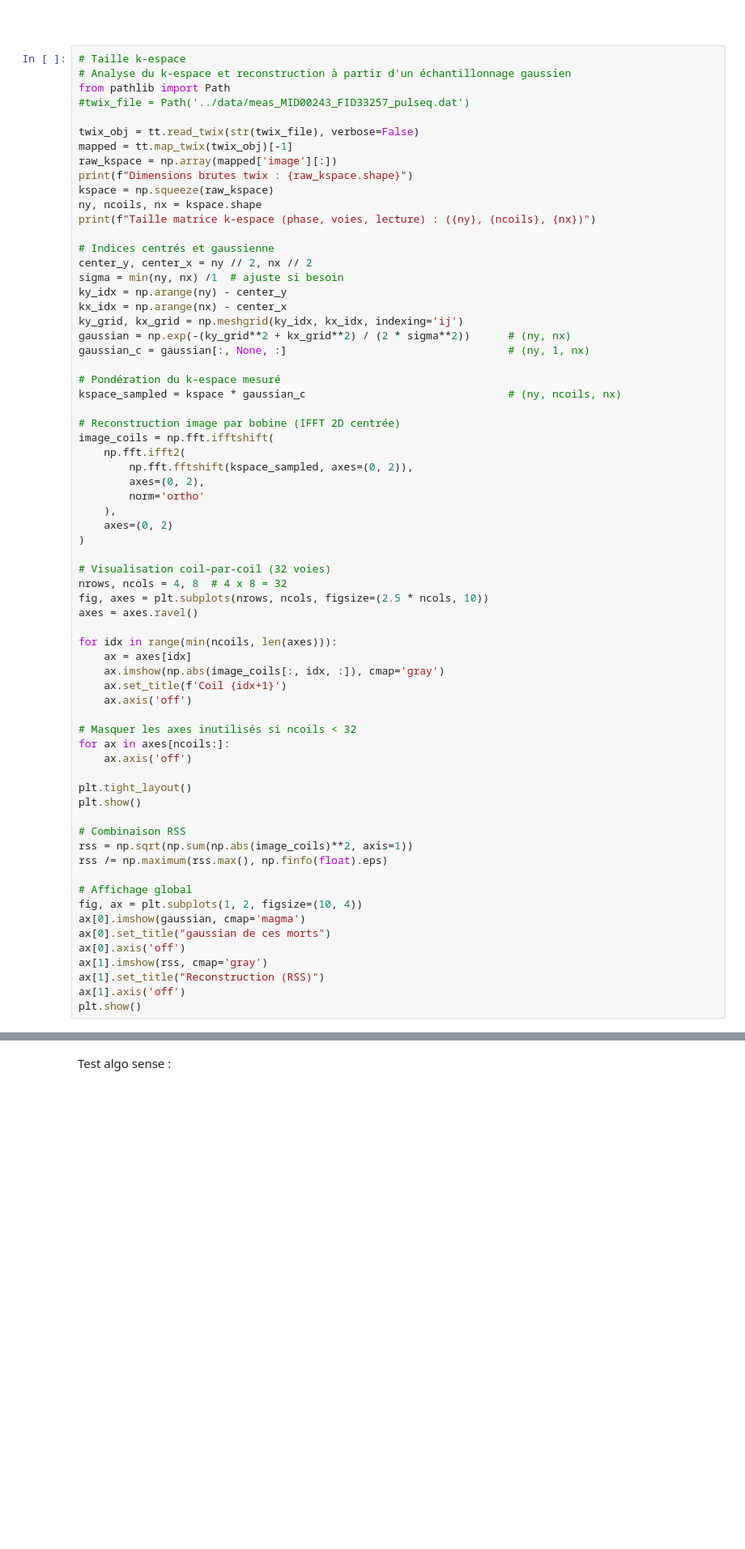
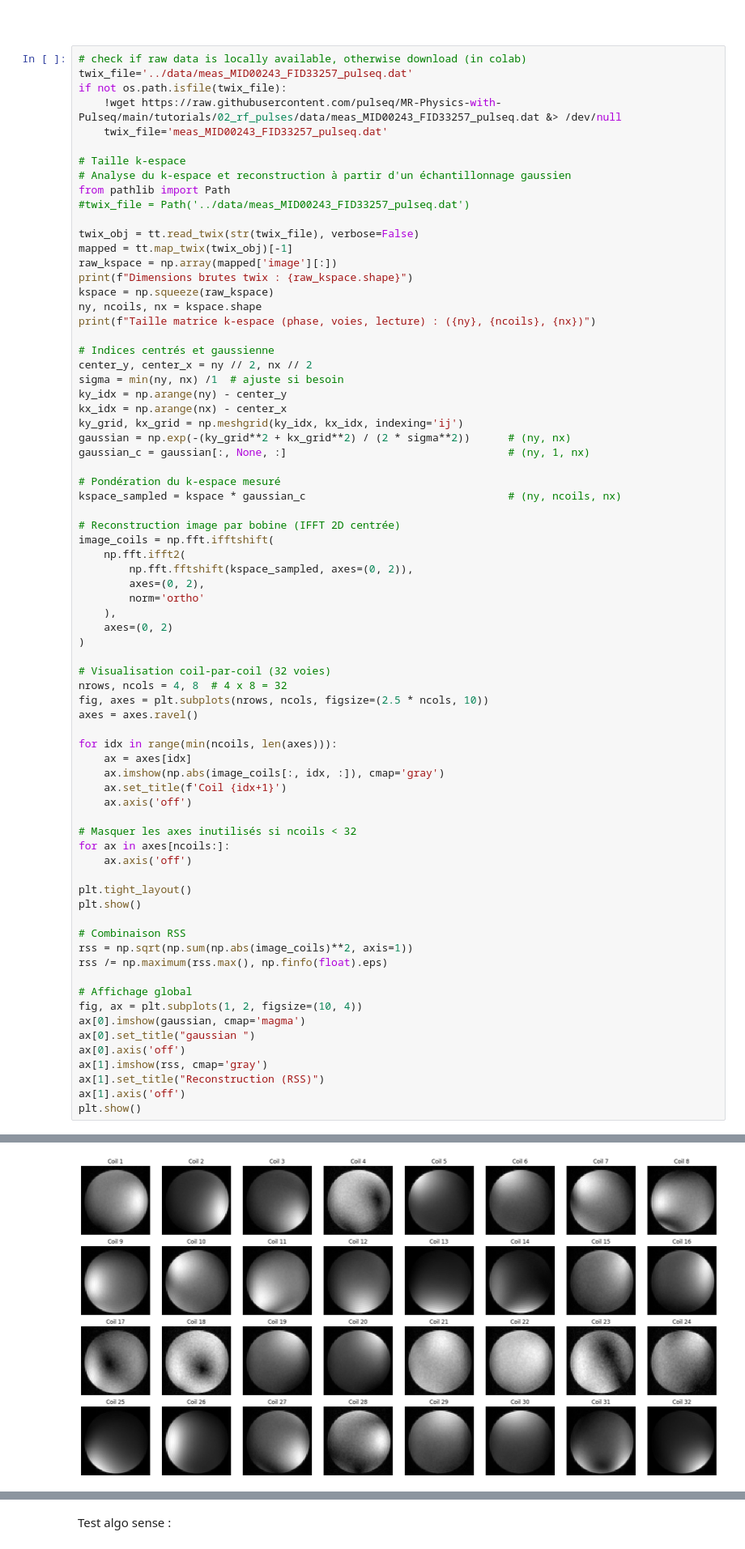
Before and after one commit to VicG22/IRM-Notebooks, a Jupyter notebook: se2d_sliceprofile_solution.ipynb, the cells around one changed output, grey strips where cells are left out. Shown: that part at 81% size. Saved outputs shown, nothing was run; the diff lists cells and outputs as text; blank space fills up the shorter version.

```diff
--- a/se2d_sliceprofile_solution.ipynb
+++ b/se2d_sliceprofile_solution.ipynb
@@ -398,6 +378,12 @@ plt.show()
 # %% [markdown]
 ###
 # %%
+# check if raw data is locally available, otherwise download (in colab)
+twix_file='../data/meas_MID00243_FID33257_pulseq.dat'
+if not os.path.isfile(twix_file):
+    !wget https://raw.githubusercontent.com/pulseq/MR-Physics-with-Pulseq/main/tutorials/02_rf_pulses/data/meas_MID00243_FID33257_pulseq.dat &> /dev/null
+    twix_file='meas_MID00243_FID33257_pulseq.dat'
+
 # Taille k-espace
 # Analyse du k-espace et reconstruction à partir d'un échantillonnage gaussien
 from pathlib import Path
@@ -458,7 +444,7 @@ rss /= np.maximum(rss.max(), np.finfo(float).eps)
 # Affichage global
 fig, ax = plt.subplots(1, 2, figsize=(10, 4))
 ax[0].imshow(gaussian, cmap='magma')
-ax[0].set_title("gaussian de ces morts")
+ax[0].set_title("gaussian ")
 ax[0].axis('off')
 ax[1].imshow(rss, cmap='gray')
 ax[1].set_title("Reconstruction (RSS)")
@@ -468,0 +456 @@ NameError: name 'twix_file' is not defined
+[figure, added]
```
Also changed, not shown: parts of 5 cells of this notebook.
